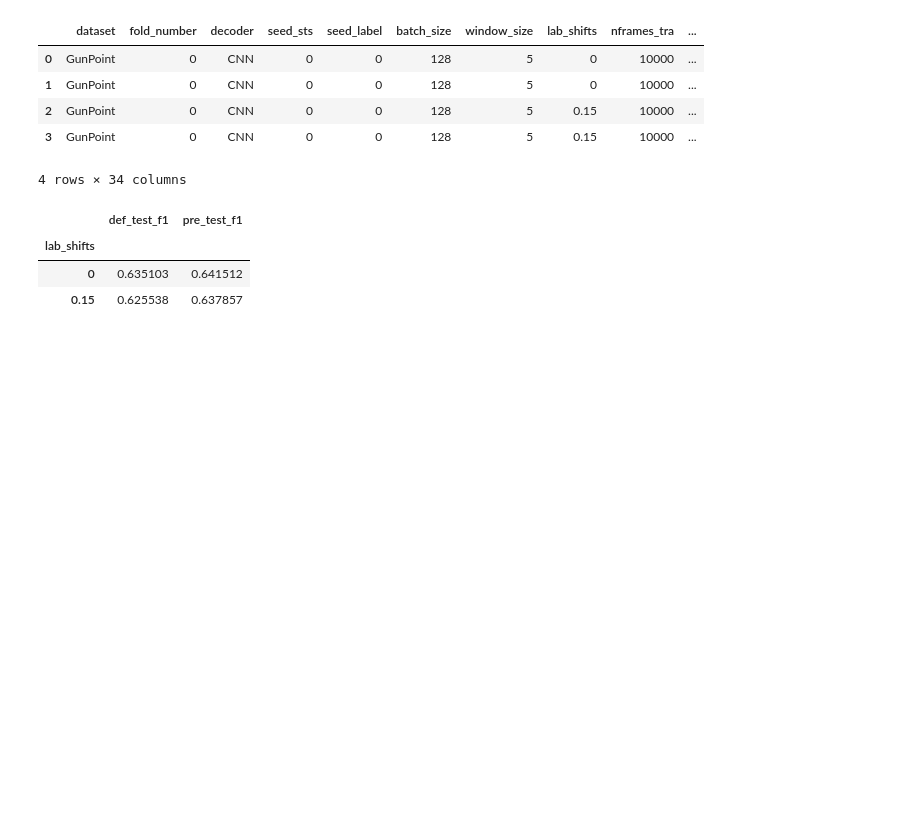
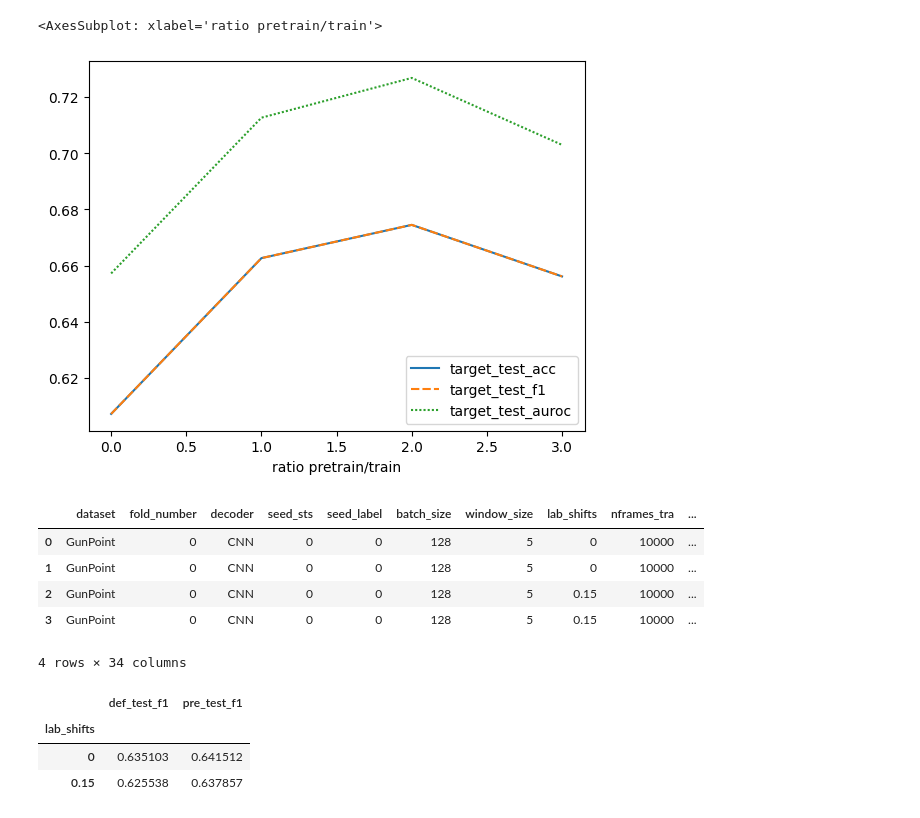
Before and after one commit to mbisan/s3ts, a Jupyter notebook: graphs.ipynb, the cells around one changed output. Drawn from its saved outputs; the diff is of its cells as text; code cells hidden in the pictures; blank space fills up the shorter version.

```diff
--- a/graphs.ipynb
+++ b/graphs.ipynb
@@ -3,0 +6,15 @@ import numpy as np
+# %%
+folds = 5
+experiments = ["ratio"]
+dfs = dict()
+for e in experiments:
+    paths = [Path(f"results/EXP_{e}_f{f}.csv") for f in range(folds)]
+    paths = [p for p in paths if p.exists()]
+    dfs[e] = pd.concat([pd.read_csv(p) for p in paths])
+# %%
+df: pd.DataFrame = dfs["ratio"]
+cols = [c for c in df.columns if ("target_test" in c) and ("nepochs" not in c)]
+print(df.groupby("nframes_pre")["dataset"].count())
+xd = df.groupby("nframes_pre")[cols].mean(numeric_only=True)
+xd.set_index(pd.Series(name="ratio pretrain/train", data=[0,1,2,3], dtype=int), inplace=True)
+xd
@@ -4,3 +34,8 @@ import numpy as np
+# %%
+sns.lineplot(xd)
+# %% [output]
+<AxesSubplot: xlabel='ratio pretrain/train'>
+[figure, added]
 # %%
 df = pd.read_csv("results/results.csv")
 df["lab_shifts"] = df["lab_shifts"].str.slice(start=1,stop=-1).astype("category")
```
Also changed, not shown: parts of 2 cells of this notebook, 9 other files.
